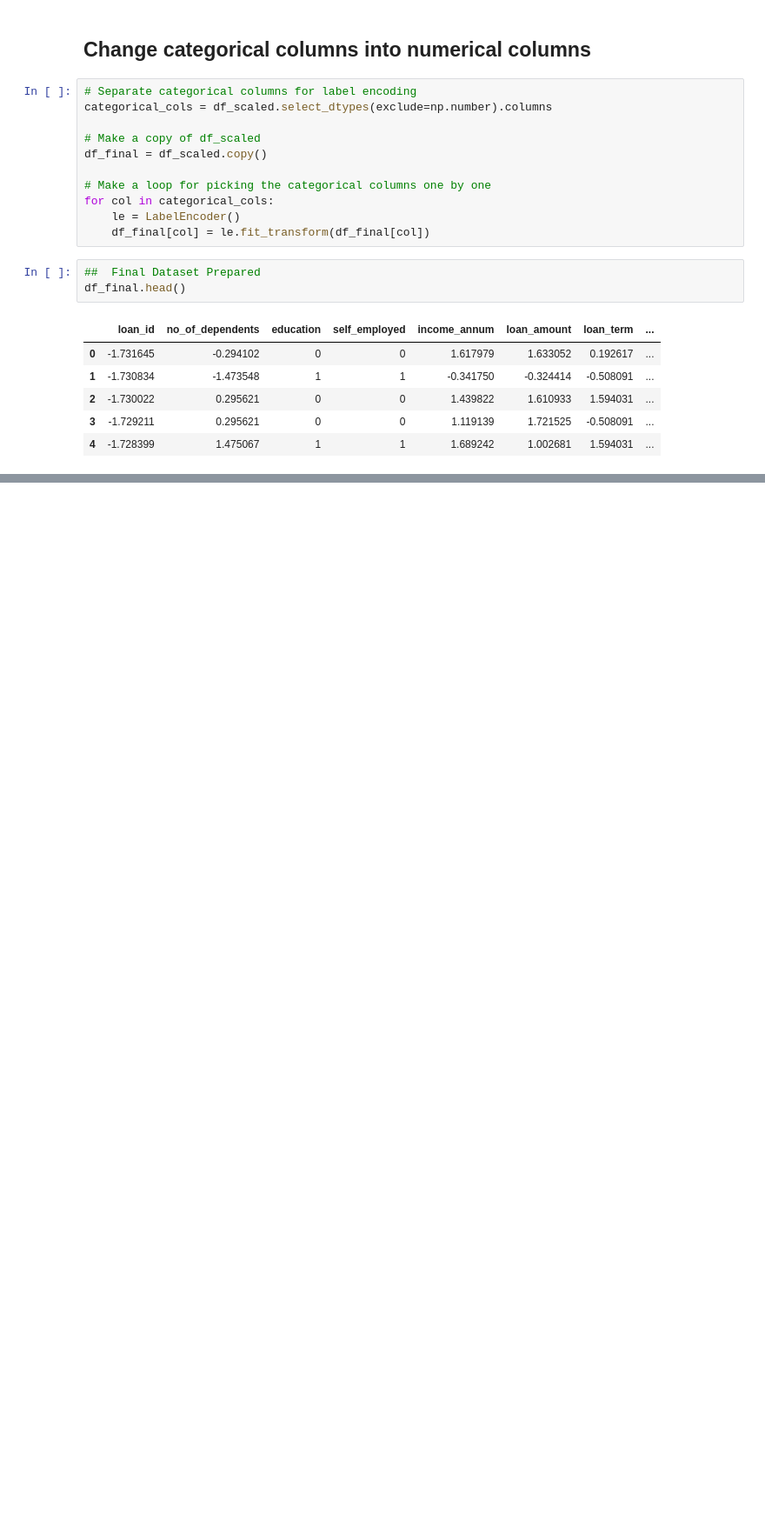
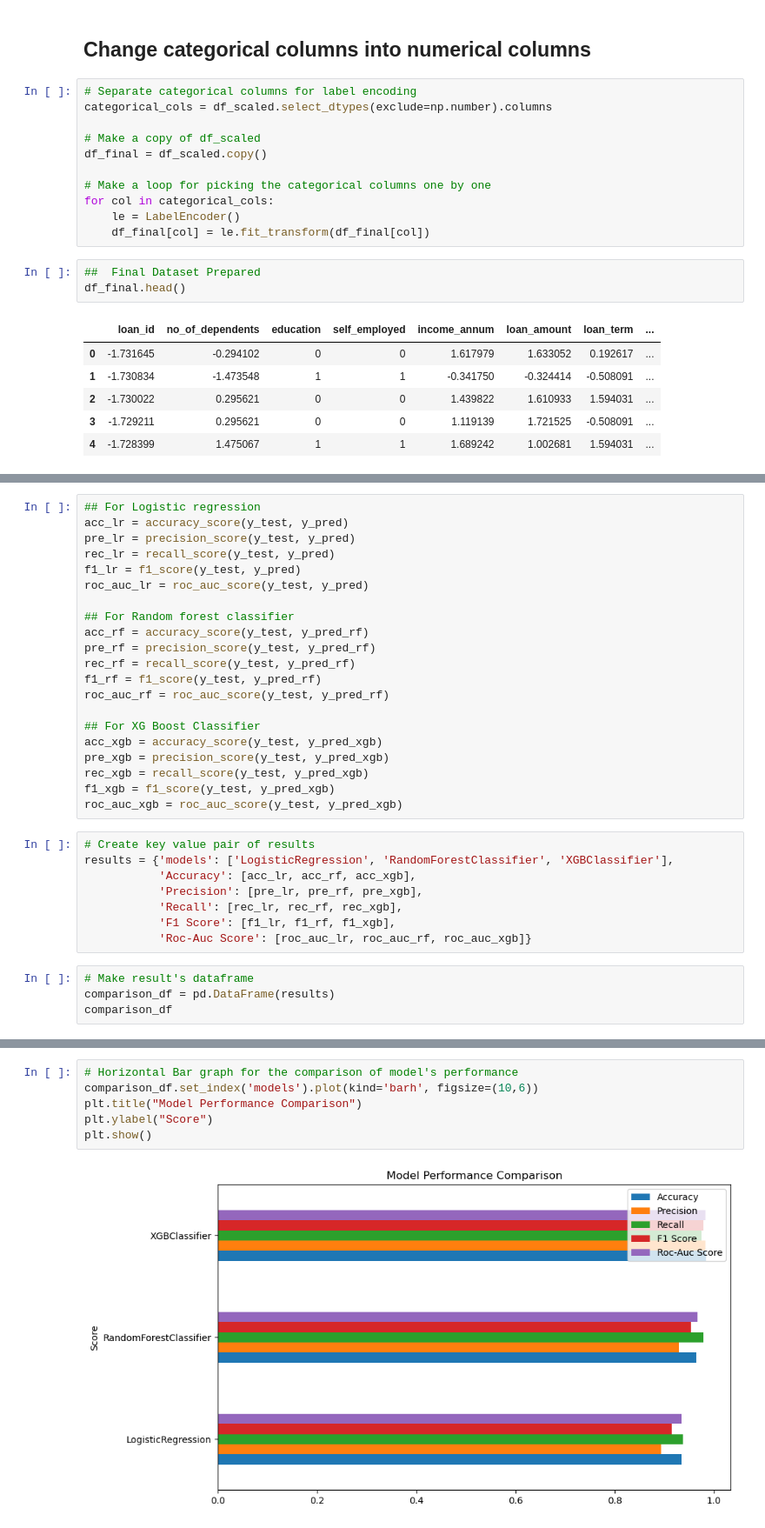
Before and after one commit to Shubhamchaurasia014/Loan-Approval-Prediction, a Jupyter notebook: loan_prediction.ipynb, the cells around one changed output, grey strips where cells are left out. Shown at 87% size. Cells and saved outputs as stored; diff of their text form; blank space fills up the shorter version.

Commit message:
Model Finalized

```diff
--- a/loan_prediction.ipynb
+++ b/loan_prediction.ipynb
@@ -112,0 +268,33 @@ df_final.head()
+# %%
+## For Logistic regression
+acc_lr = accuracy_score(y_test, y_pred)
+pre_lr = precision_score(y_test, y_pred)
+rec_lr = recall_score(y_test, y_pred)
+f1_lr = f1_score(y_test, y_pred)
+roc_auc_lr = roc_auc_score(y_test, y_pred)
+
+## For Random forest classifier
+acc_rf = accuracy_score(y_test, y_pred_rf)
+pre_rf = precision_score(y_test, y_pred_rf)
+rec_rf = recall_score(y_test, y_pred_rf)
+f1_rf = f1_score(y_test, y_pred_rf)
+roc_auc_rf = roc_auc_score(y_test, y_pred_rf)
+
+## For XG Boost Classifier
+acc_xgb = accuracy_score(y_test, y_pred_xgb)
+pre_xgb = precision_score(y_test, y_pred_xgb)
+rec_xgb = recall_score(y_test, y_pred_xgb)
+f1_xgb = f1_score(y_test, y_pred_xgb)
+roc_auc_xgb = roc_auc_score(y_test, y_pred_xgb)
+# %%
+# Create key value pair of results
+results = {'models': ['LogisticRegression', 'RandomForestClassifier', 'XGBClassifier'],
+           'Accuracy': [acc_lr, acc_rf, acc_xgb],
+           'Precision': [pre_lr, pre_rf, pre_xgb],
+           'Recall': [rec_lr, rec_rf, rec_xgb],
+           'F1 Score': [f1_lr, f1_rf, f1_xgb],
+           'Roc-Auc Score': [roc_auc_lr, roc_auc_rf, roc_auc_xgb]}
+# %%
+# Make result's dataframe
+comparison_df = pd.DataFrame(results)
+comparison_df
@@ -112,0 +306,8 @@ df_final.head()
+# %%
+# Horizontal Bar graph for the comparison of model's performance
+comparison_df.set_index('models').plot(kind='barh', figsize=(10,6))
+plt.title("Model Performance Comparison")
+plt.ylabel("Score")
+plt.show()
+# %% [output]
+[figure, added]
```
Also changed, not shown: parts of 14 cells of this notebook, 1 other file.
